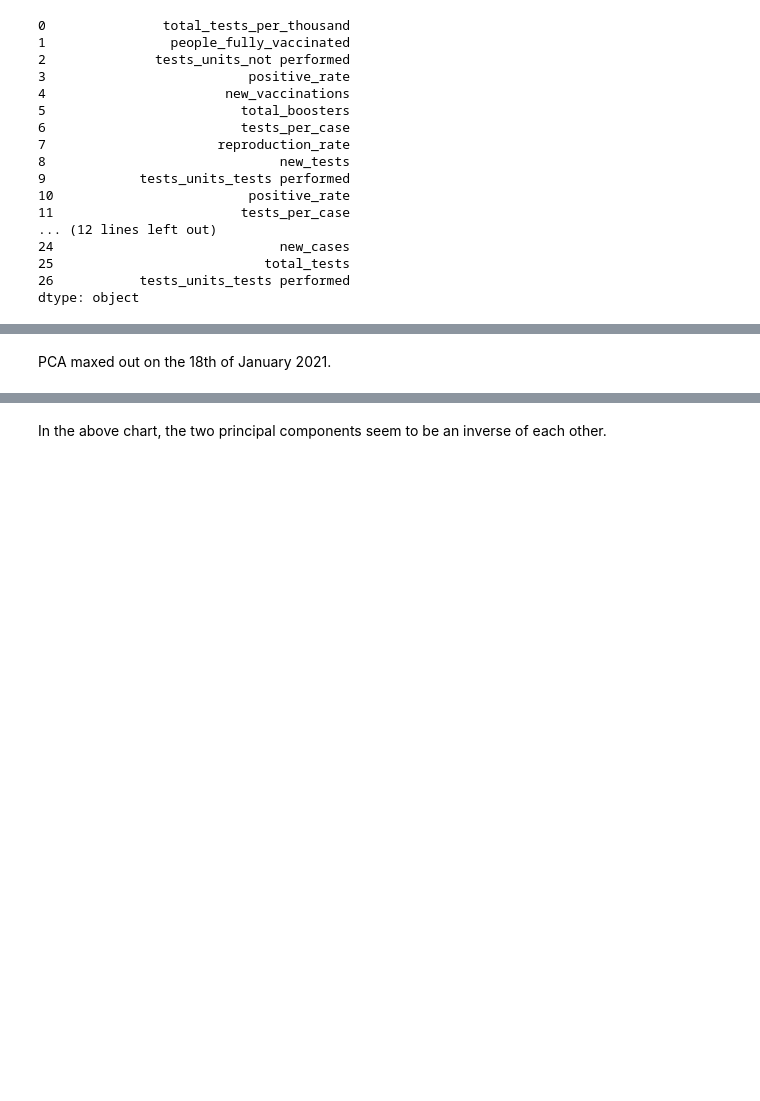
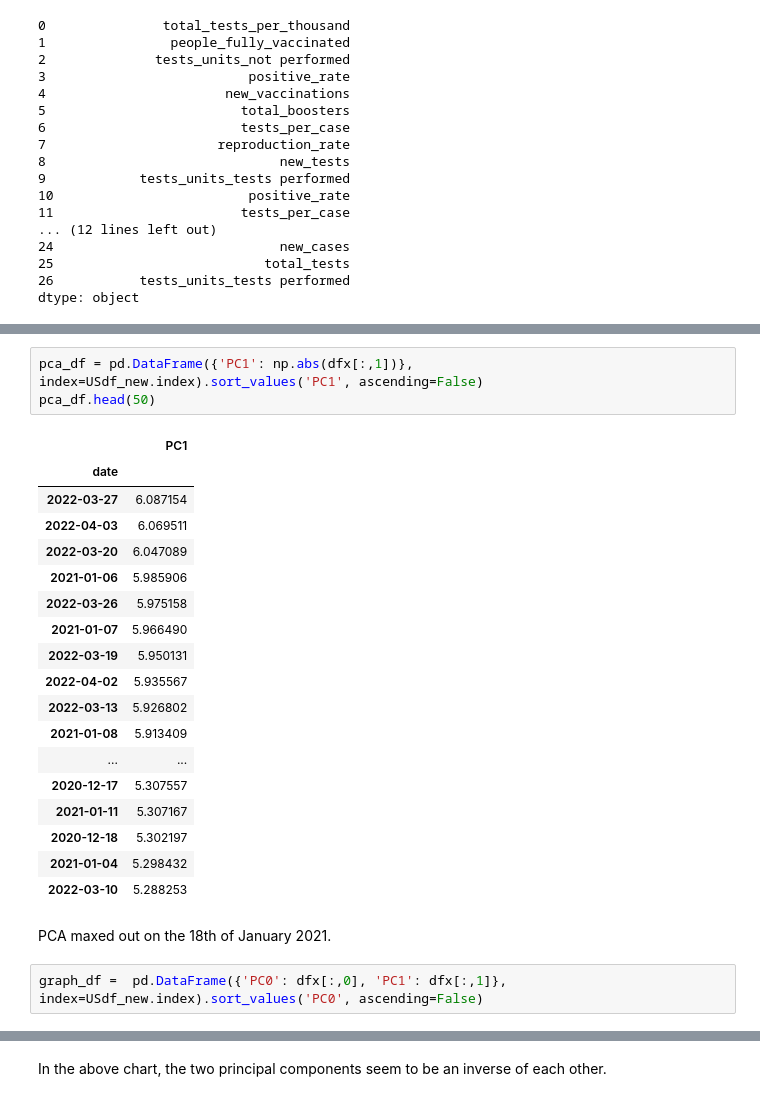
Before and after one commit to Thaps/DataScienceGuidedCapstone, a Jupyter notebook: Unit11A/EDACapstone/EDACapstone.ipynb, the cells around one changed output, grey strips where cells are left out. Saved outputs shown, nothing was run; the diff lists cells and outputs as text; blank space fills up the shorter version.

```diff
--- a/Unit11A/EDACapstone/EDACapstone.ipynb
+++ b/Unit11A/EDACapstone/EDACapstone.ipynb
@@ -628,4 +714,28 @@ pca_df.head(50)
+# %%
+pca_df = pd.DataFrame({'PC1': np.abs(dfx[:,1])}, index=USdf_new.index).sort_values('PC1', ascending=False)
+pca_df.head(50)
+# %% [output]
+|  | PC1 |
+| date |  |
+| 2022-03-27 | 6.087154 |
+| 2022-04-03 | 6.069511 |
+| 2022-03-20 | 6.047089 |
+| 2021-01-06 | 5.985906 |
+| 2022-03-26 | 5.975158 |
+| 2021-01-07 | 5.966490 |
+| 2022-03-19 | 5.950131 |
+| 2022-04-02 | 5.935567 |
+| 2022-03-13 | 5.926802 |
+| 2021-01-08 | 5.913409 |
+| ... | ... |
+| 2020-12-17 | 5.307557 |
+| 2021-01-11 | 5.307167 |
+| 2020-12-18 | 5.302197 |
+| 2021-01-04 | 5.298432 |
+| 2022-03-10 | 5.288253 |
 # %% [markdown]
 PCA maxed out on the 18th of January 2021.
+# %%
+graph_df =  pd.DataFrame({'PC0': dfx[:,0], 'PC1': dfx[:,1]}, index=USdf_new.index).sort_values('PC0', ascending=False)
 # %%
 plt.figure(figsize=(20,20))
```
Also changed, not shown: parts of 13 cells of this notebook, 4 other files.
